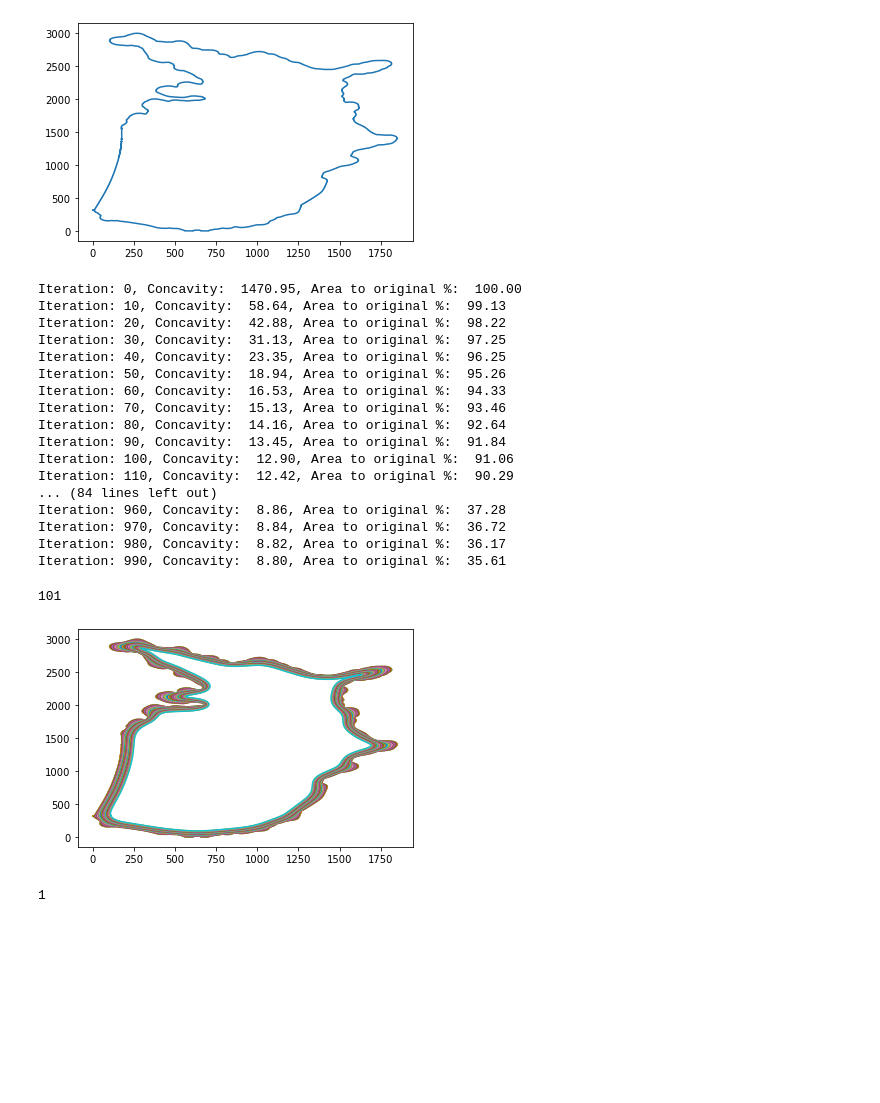
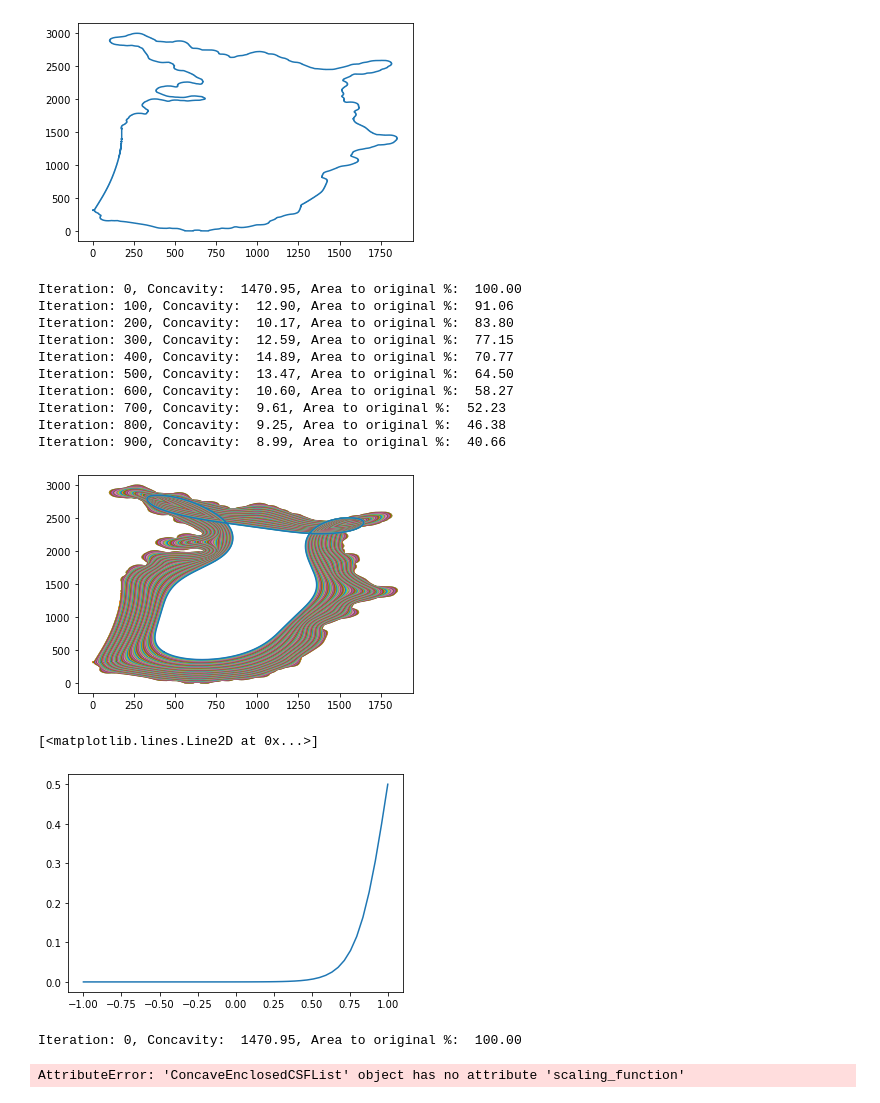
Before and after one commit to ghager93/convexcurveshortening, a Jupyter notebook: oop_test.ipynb, the cells around one changed output. Saved outputs shown, nothing was run; the diff lists cells and outputs as text; code cells hidden in the pictures; blank space fills up the shorter version.

```diff
--- a/oop_test.ipynb
+++ b/oop_test.ipynb
@@ -24,34 +25,23 @@ plt.plot(*curve.transpose())
 # %%
 curve_obj = concave_enclosed_csf_list.ConcaveEnclosedCSFList(curve,
                                                              max_iterations=1000,
-                                                             refresh_interval=10,
+                                                             refresh_interval=100,
                                                              save_interval=10)
 # %%
 curve_obj.run()
 # %% [output]
 Iteration: 0, Concavity:  1470.95, Area to original %:  100.00
-Iteration: 10, Concavity:  58.64, Area to original %:  99.13
-Iteration: 20, Concavity:  42.88, Area to original %:  98.22
-Iteration: 30, Concavity:  31.13, Area to original %:  97.25
-Iteration: 40, Concavity:  23.35, Area to original %:  96.25
-Iteration: 50, Concavity:  18.94, Area to original %:  95.26
-Iteration: 60, Concavity:  16.53, Area to original %:  94.33
-Iteration: 70, Concavity:  15.13, Area to original %:  93.46
-Iteration: 80, Concavity:  14.16, Area to original %:  92.64
-Iteration: 90, Concavity:  13.45, Area to original %:  91.84
 Iteration: 100, Concavity:  12.90, Area to original %:  91.06
-Iteration: 110, Concavity:  12.42, Area to original %:  90.29
-... (84 lines left out)
-Iteration: 960, Concavity:  8.86, Area to original %:  37.28
-Iteration: 970, Concavity:  8.84, Area to original %:  36.72
-Iteration: 980, Concavity:  8.82, Area to original %:  36.17
-Iteration: 990, Concavity:  8.80, Area to original %:  35.61
+Iteration: 200, Concavity:  10.17, Area to original %:  83.80
+Iteration: 300, Concavity:  12.59, Area to original %:  77.15
+Iteration: 400, Concavity:  14.89, Area to original %:  70.77
+Iteration: 500, Concavity:  13.47, Area to original %:  64.50
+Iteration: 600, Concavity:  10.60, Area to original %:  58.27
+Iteration: 700, Concavity:  9.61, Area to original %:  52.23
+Iteration: 800, Concavity:  9.25, Area to original %:  46.38
+Iteration: 900, Concavity:  8.99, Area to original %:  40.66
-# %%
-len(curve_obj.curves)
-# %% [output]
-101
 # %%
-_ =[plt.plot(*curve.transpose()) for curve in curve_obj.curves[:30]]
+_ =[plt.plot(*curve.transpose()) for curve in curve_obj.curves]
 # %% [output]
-[figure, old version]
+[figure, new version]
 # %%
@@ -59,4 +49,6 @@ l = [curve_obj.curr_curve]
 # %%
-len(l)
+x = np.linspace(-1, 1)
+plt.plot(x, sf(x))
 # %% [output]
-1
+[<matplotlib.lines.Line2D at 0x...>]
+[figure, added]
@@ -62,0 +61,5 @@ len(l)
+# %%
+curve_obj.run()
+# %% [output]
+Iteration: 0, Concavity:  1470.95, Area to original %:  100.00
+AttributeError: 'ConcaveEnclosedCSFList' object has no attribute 'scaling_function'
```
Also changed, not shown: parts of 3 cells of this notebook, 1 other file.
